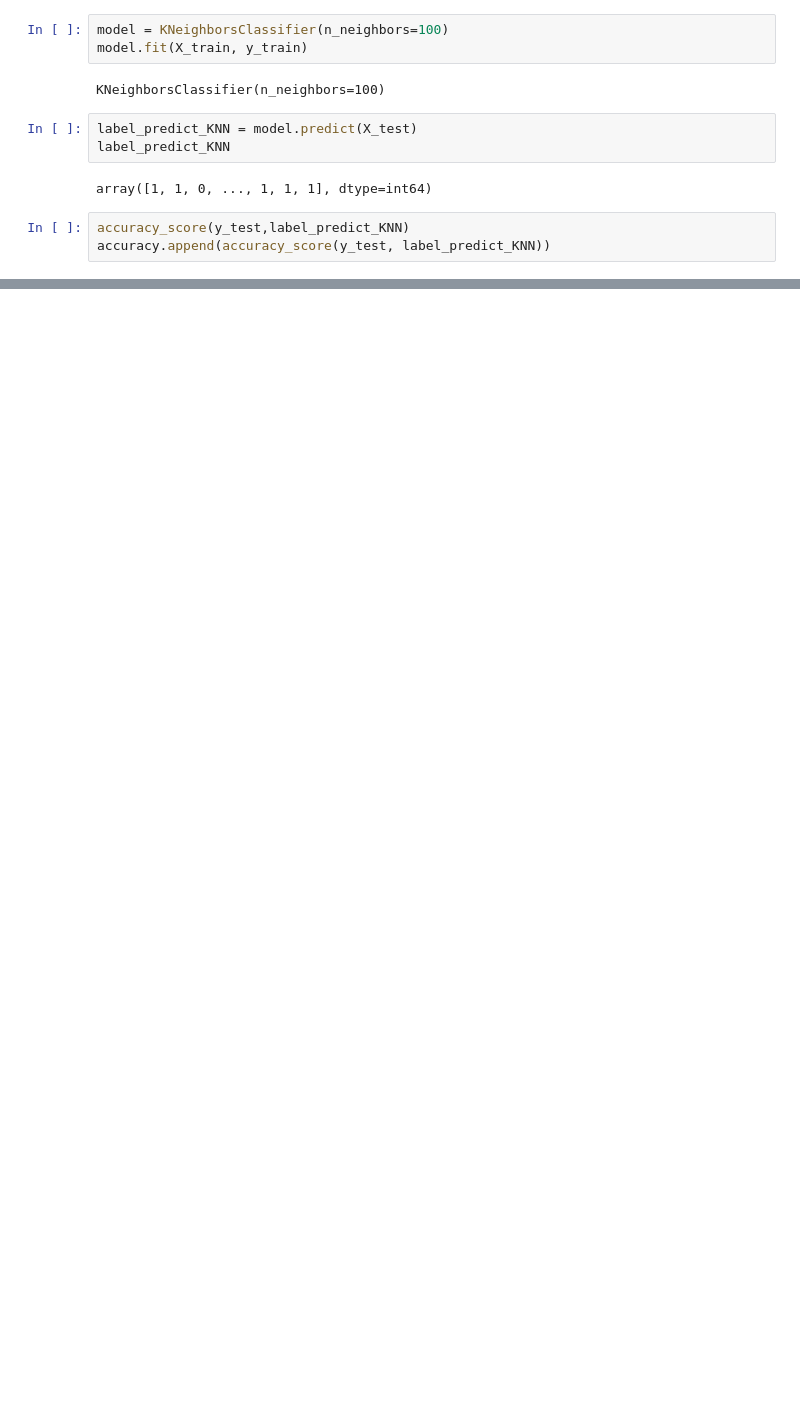
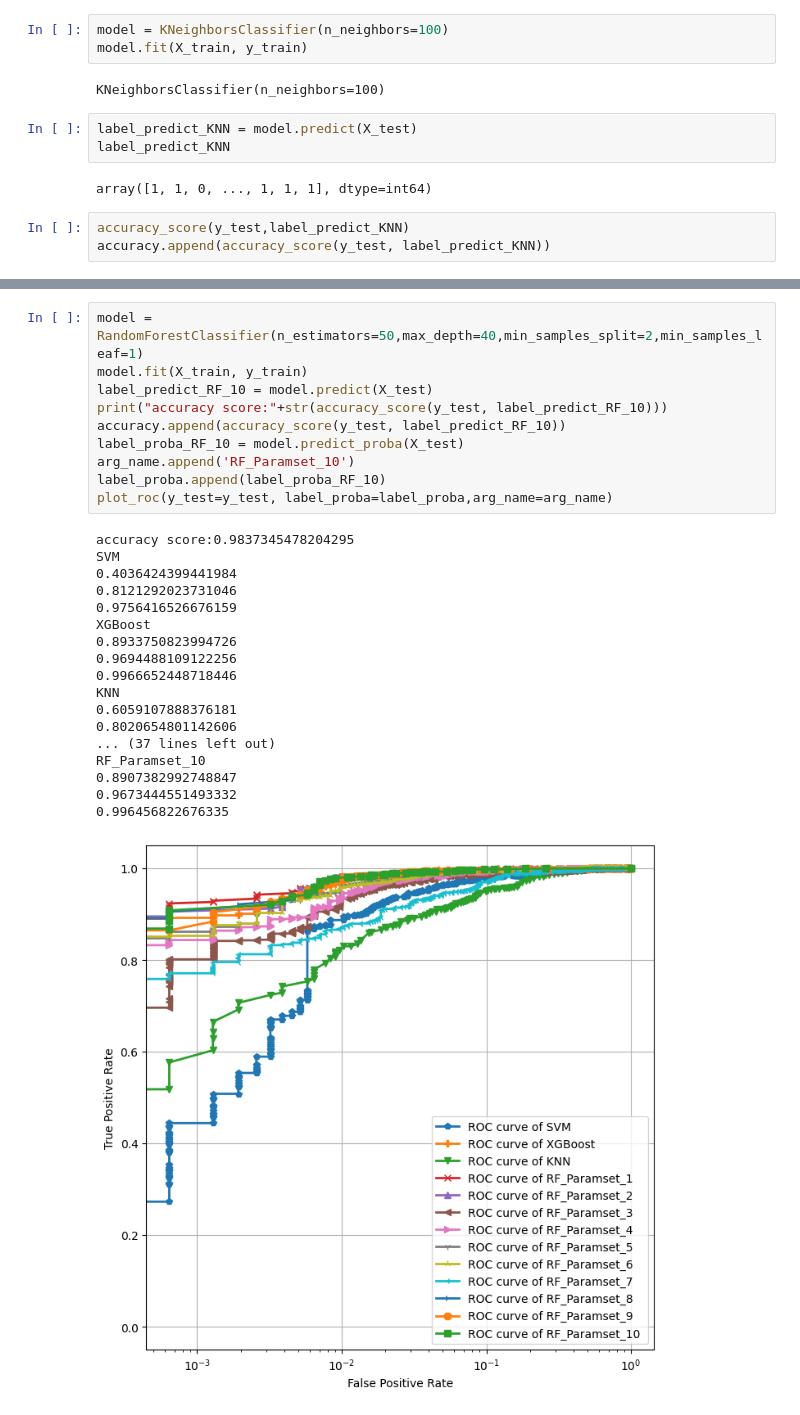
Before and after one commit to dukechain2333/ST112-Final, a Jupyter notebook: Phishing_BestFirst_Demo.ipynb, the cells around one changed output, grey strips where cells are left out. Saved outputs shown, nothing was run; the diff lists cells and outputs as text; blank space fills up the shorter version.

```diff
--- a/Phishing_BestFirst_Demo.ipynb
+++ b/Phishing_BestFirst_Demo.ipynb
@@ -291,3 +457,32 @@ accuracy score:0.9847104749512037
+# %%
+model = RandomForestClassifier(n_estimators=50,max_depth=40,min_samples_split=2,min_samples_leaf=1)
+model.fit(X_train, y_train)
+label_predict_RF_10 = model.predict(X_test)
+print("accuracy score:"+str(accuracy_score(y_test, label_predict_RF_10)))
+accuracy.append(accuracy_score(y_test, label_predict_RF_10))
+label_proba_RF_10 = model.predict_proba(X_test)
+arg_name.append('RF_Paramset_10')
+label_proba.append(label_proba_RF_10)
+plot_roc(y_test=y_test, label_proba=label_proba,arg_name=arg_name)
+# %% [output]
+accuracy score:0.9837345478204295
+SVM
+0.4036424399441984
+0.8121292023731046
+0.9756416526676159
+XGBoost
+0.8933750823994726
+0.9694488109122256
+0.9966652448718446
+KNN
+0.6059107888376181
+0.8020654801142606
+... (37 lines left out)
+RF_Paramset_10
+0.8907382992748847
+0.9673444551493332
+0.996456822676335
+[figure, added]
 # %%
 max_acc = max(accuracy)
 max_index = accuracy.index(max_acc)
```
Also changed, not shown: parts of 19 cells of this notebook.
